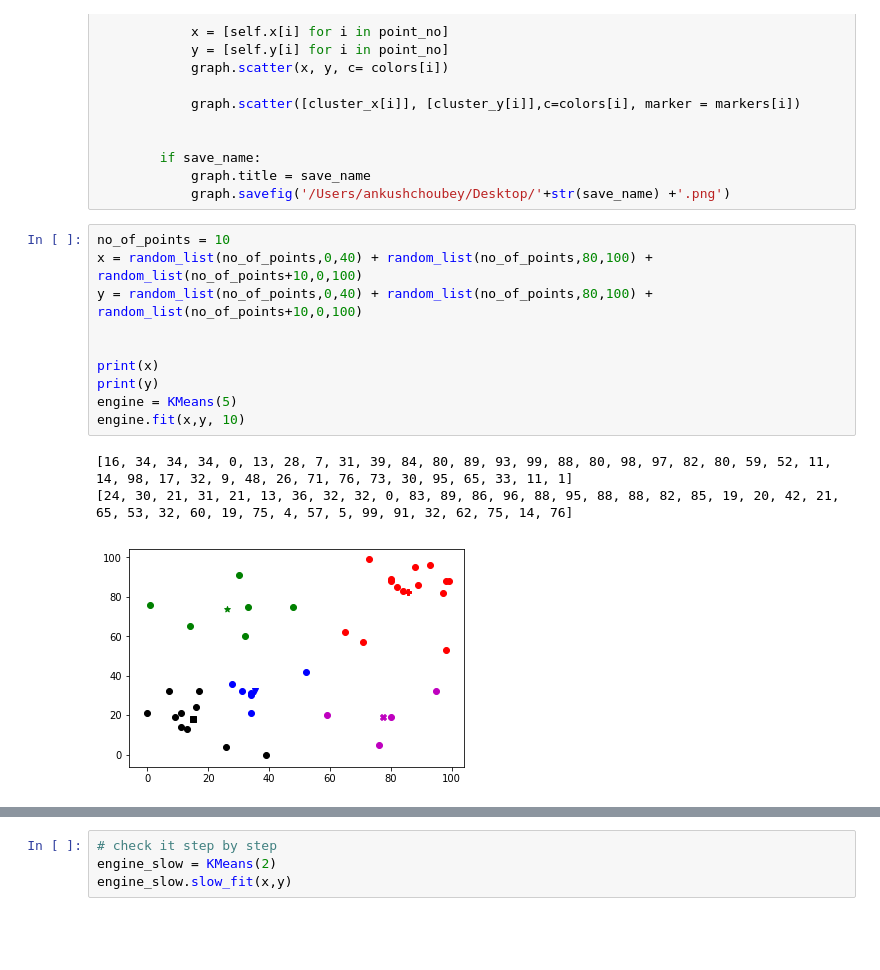
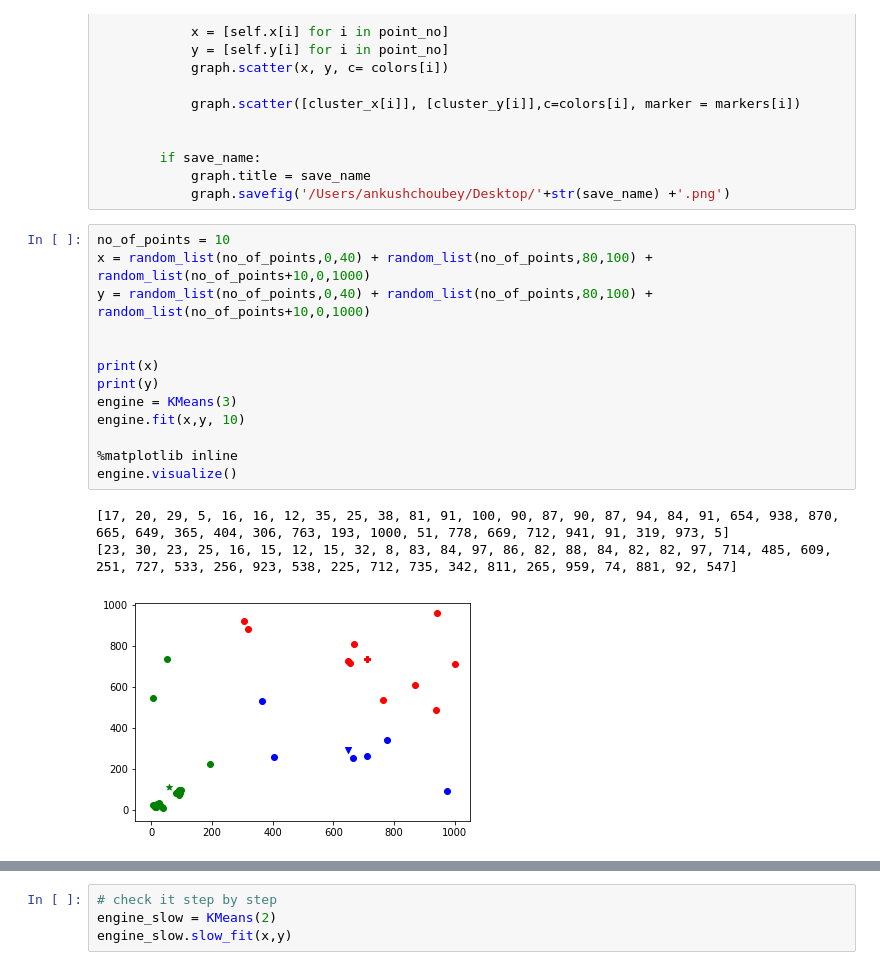
Before and after one commit to ankschoubey/Personal-Developer-Notes, a Jupyter notebook: ML/Simple K-Means.ipynb, the cells around one changed output, grey strips where cells are left out. Cells and saved outputs as stored; diff of their text form; blank space fills up the shorter version.

```diff
--- a/ML/Simple K-Means.ipynb
+++ b/ML/Simple K-Means.ipynb
@@ -112,15 +112,18 @@ class KMeans:
             graph.savefig('/Users/ankushchoubey/Desktop/'+str(save_name) +'.png')
 # %%
 no_of_points = 10
-x = random_list(no_of_points,0,40) + random_list(no_of_points,80,100) + random_list(no_of_points+10,0,100)
-y = random_list(no_of_points,0,40) + random_list(no_of_points,80,100) + random_list(no_of_points+10,0,100)
+x = random_list(no_of_points,0,40) + random_list(no_of_points,80,100) + random_list(no_of_points+10,0,1000)
+y = random_list(no_of_points,0,40) + random_list(no_of_points,80,100) + random_list(no_of_points+10,0,1000)
 
 
 print(x)
 print(y)
-engine = KMeans(5)
+engine = KMeans(3)
 engine.fit(x,y, 10)
+
+%matplotlib inline
+engine.visualize()
 # %% [output]
-[16, 34, 34, 34, 0, 13, 28, 7, 31, 39, 84, 80, 89, 93, 99, 88, 80, 98, 97, 82, 80, 59, 52, 11, 14, 98, 17, 32, 9, 48, 26, 71, 76, 73, 30, 95, 65, 33, 11, 1]
-[24, 30, 21, 31, 21, 13, 36, 32, 32, 0, 83, 89, 86, 96, 88, 95, 88, 88, 82, 85, 19, 20, 42, 21, 65, 53, 32, 60, 19, 75, 4, 57, 5, 99, 91, 32, 62, 75, 14, 76]
+[17, 20, 29, 5, 16, 16, 12, 35, 25, 38, 81, 91, 100, 90, 87, 90, 87, 94, 84, 91, 654, 938, 870, 665, 649, 365, 404, 306, 763, 193, 1000, 51, 778, 669, 712, 941, 91, 319, 973, 5]
+[23, 30, 23, 25, 16, 15, 12, 15, 32, 8, 83, 84, 97, 86, 82, 88, 84, 82, 82, 97, 714, 485, 609, 251, 727, 533, 256, 923, 538, 225, 712, 735, 342, 811, 265, 959, 74, 881, 92, 547]
-[figure, old version]
+[figure, new version]
```
Also changed, not shown: parts of 2 cells of this notebook, 7 other files.
